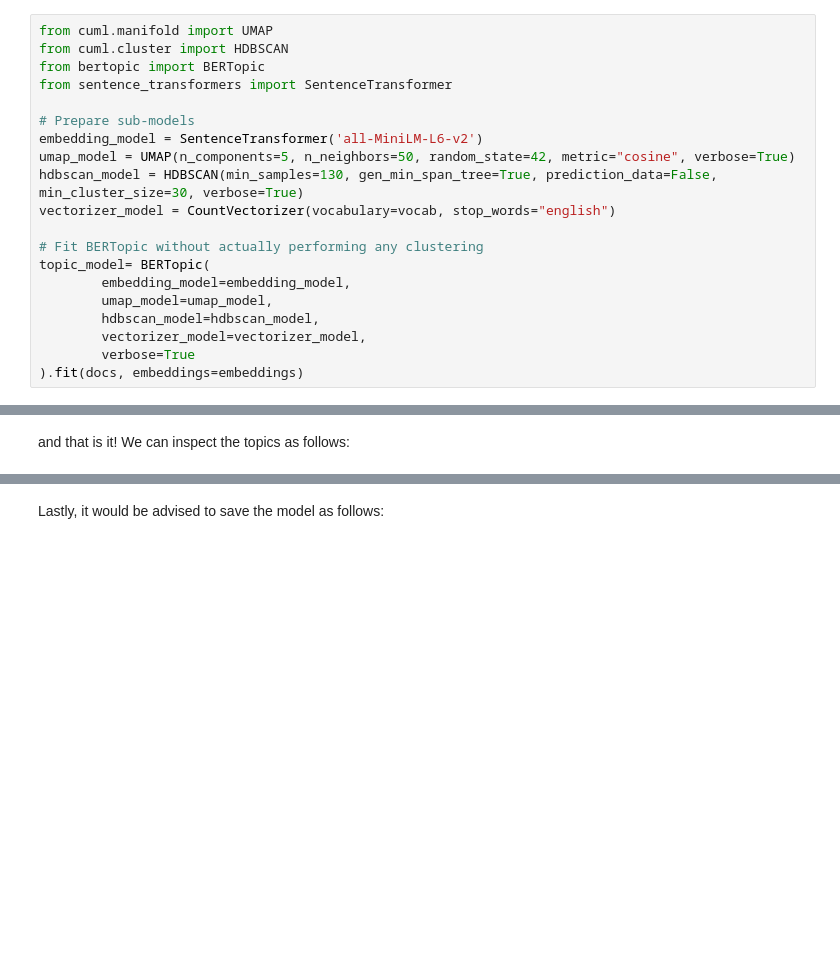
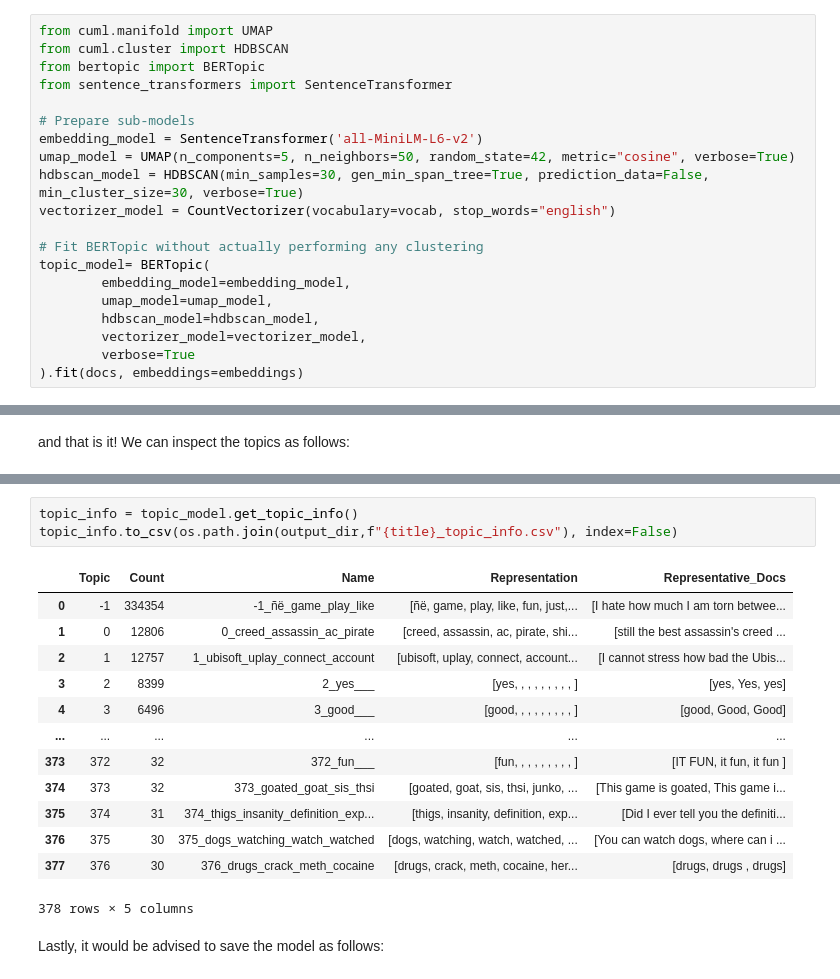
Before and after one commit to jeezusplays/is434-ubisoft, a Jupyter notebook: analytics/topic_model/BERTopic_Big_Data.ipynb, the cells around one changed output, grey strips where cells are left out. Drawn from its saved outputs; the diff is of its cells as text; blank space fills up the shorter version.

```diff
--- a/analytics/topic_model/BERTopic_Big_Data.ipynb
+++ b/analytics/topic_model/BERTopic_Big_Data.ipynb
@@ -124,7 +127,7 @@ from sentence_transformers import SentenceTransformer
 # Prepare sub-models
 embedding_model = SentenceTransformer('all-MiniLM-L6-v2')
 umap_model = UMAP(n_components=5, n_neighbors=50, random_state=42, metric="cosine", verbose=True)
-hdbscan_model = HDBSCAN(min_samples=130, gen_min_span_tree=True, prediction_data=False, min_cluster_size=30, verbose=True)
+hdbscan_model = HDBSCAN(min_samples=30, gen_min_span_tree=True, prediction_data=False, min_cluster_size=30, verbose=True)
 vectorizer_model = CountVectorizer(vocabulary=vocab, stop_words="english")
 
 # Fit BERTopic without actually performing any clustering
@@ -183,3 +170,20 @@ topic_model.get_topic_info()
+# %%
+topic_info = topic_model.get_topic_info()
+topic_info.to_csv(os.path.join(output_dir,f"{title}_topic_info.csv"), index=False)
+# %% [output]
+|  | Topic | Count | Name | Representation | Representative_Docs |
+| 0 | -1 | 334354 | -1_ñë_game_play_like | [ñë, game, play, like, fun, just,... | [I hate how much I am torn betwee... |
+| 1 | 0 | 12806 | 0_creed_assassin_ac_pirate | [creed, assassin, ac, pirate, shi... | [still the best assassin's creed ... |
+| 2 | 1 | 12757 | 1_ubisoft_uplay_connect_account | [ubisoft, uplay, connect, account... | [I cannot stress how bad the Ubis... |
+| 3 | 2 | 8399 | 2_yes___ | [yes, , , , , , , , , ] | [yes, Yes, yes] |
+| 4 | 3 | 6496 | 3_good___ | [good, , , , , , , , , ] | [good, Good, Good] |
+| ... | ... | ... | ... | ... | ... |
+| 373 | 372 | 32 | 372_fun___ | [fun, , , , , , , , , ] | [IT FUN, it fun, it fun ] |
+| 374 | 373 | 32 | 373_goated_goat_sis_thsi | [goated, goat, sis, thsi, junko, ... | [This game is goated, This game i... |
+| 375 | 374 | 31 | 374_thigs_insanity_definition_exp... | [thigs, insanity, definition, exp... | [Did I ever tell you the definiti... |
+| 376 | 375 | 30 | 375_dogs_watching_watch_watched | [dogs, watching, watch, watched, ... | [You can watch dogs, where can i ... |
+| 377 | 376 | 30 | 376_drugs_crack_meth_cocaine | [drugs, crack, meth, cocaine, her... | [drugs, drugs , drugs] |
+378 rows × 5 columns
 # %% [markdown]
 Lastly, it would be advised to save the model as follows:
 # %%
```
Also changed, not shown: parts of 17 cells of this notebook.
